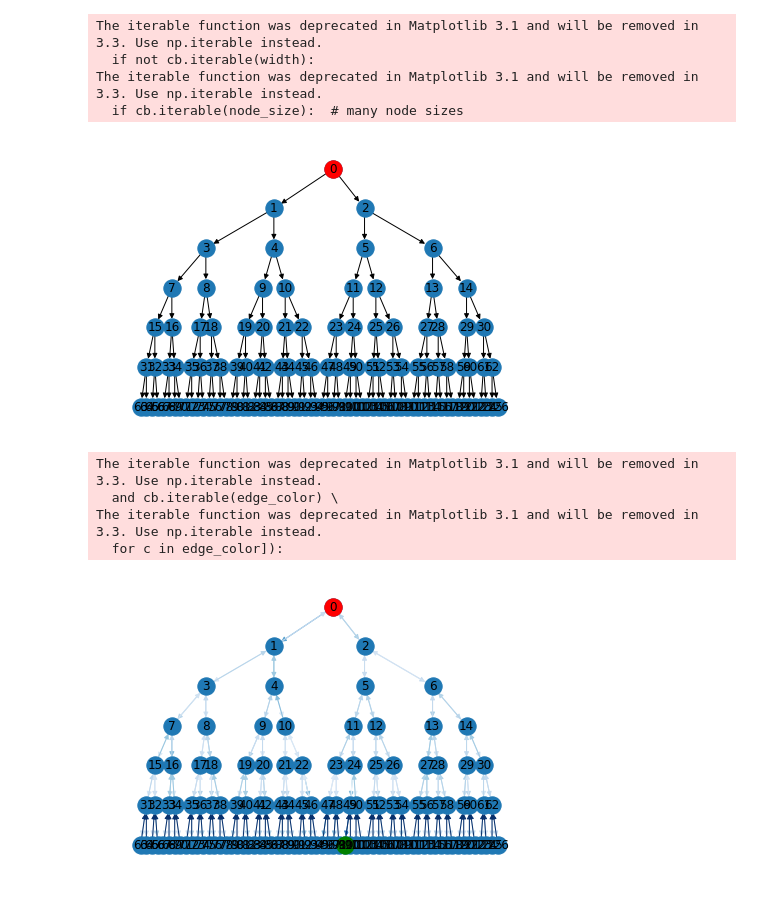
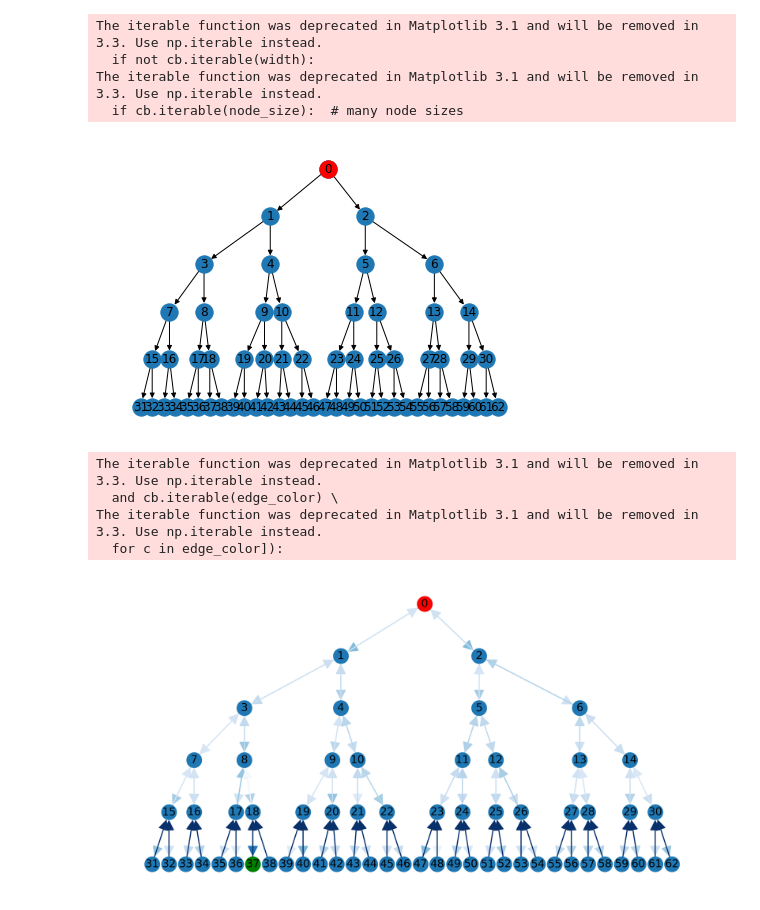
Before and after one commit to YPFoerster/pattern_walker, a Jupyter notebook: demonstrator.ipynb, the cells around one changed output. Saved outputs shown, nothing was run; the diff lists cells and outputs as text; code cells hidden in the pictures.

Commit message:
included figure sizes and printing.

```diff
--- a/demonstrator.ipynb
+++ b/demonstrator.ipynb
@@ -4,11 +4,18 @@ import utils
 import networkx as nx
 import numpy as np
 import matplotlib.pyplot as plt
+import matplotlib as mpl
 from networkx.drawing.nx_agraph import graphviz_layout
+
+font = {'family' : 'normal',
+        'weight' : 'bold',
+        'size'   : 60}
+
+mpl.rc('font', **font)
 # %%
 #Create a regular tree with set offspring factor and height above the root, with edges directed away from root.
 offspring_factor=2
-height=6
+height=5
 H=nx.generators.classic.balanced_tree(offspring_factor,height)
 root=utils.list_degree_nodes(H,offspring_factor,1)[0]
 H,_=utils.directify(H,root)
@@ -22,31 +29,39 @@ The iterable function was deprecated in Matplotlib 3.1 and will be removed in 3.
   if not cb.iterable(width):
 The iterable function was deprecated in Matplotlib 3.1 and will be removed in 3.3. Use np.iterable instead.
   if cb.iterable(node_size):  # many node sizes
-[figure, old version]
+[figure, new version]
 # %%
 #In case we want to look at metrics other than Hamming
 def metric(*args):
     return rw.hamming_dist(*args)
+# %%
+font = {'family' : 'normal',
+        'weight' : 'bold',
+        'size'   : 60}
+
+mpl.rc('font', **font)
 # %%
 #Create patternWalker based on the above tree.
 pattern_len=15 #String/pattern length
 flip_rate=5/pattern_len #Bit flipping rate for propagating patterns
 G=rw.patternWalker(H,root,pattern_len,flip_rate,metric=metric)
 G.set_weights()
 #pos=graphviz_layout(G,prog='dot') #Positions can be taken from H
 (edges,weights) = zip(*nx.get_edge_attributes(G,'weight').items())
-nx.draw(G, pos, edgelist=edges, edge_color=weights, width=1.0, edge_cmap=plt.cm.Blues)
-nx.draw_networkx_labels(H,pos)
-nx.draw_networkx_nodes(G,pos,nodelist=[root],node_color='r')
+plt.figure(figsize=(40,20))
+nx.draw(G, pos, edgelist=edges, edge_color=weights, node_size=5000,arrowsize=100,width=5.0, edge_cmap=plt.cm.Blues)
+nx.draw_networkx_labels(H,pos,font_size=50)
+nx.draw_networkx_nodes(G,pos,nodelist=[root],node_color='r',node_size=5000.)
 #Mark target node in green.
-nx.draw_networkx_nodes(G,pos,nodelist=[G.target_node],node_color='g')
+nx.draw_networkx_nodes(G,pos,nodelist=[G.target_node],node_color='g',node_size=5000)
+plt.savefig('./outputs/demonstrations/tree.png')
 plt.show()
 # %% [output]
 The iterable function was deprecated in Matplotlib 3.1 and will be removed in 3.3. Use np.iterable instead.
   and cb.iterable(edge_color) \
 The iterable function was deprecated in Matplotlib 3.1 and will be removed in 3.3. Use np.iterable instead.
   for c in edge_color]):
-[figure, old version]
+[figure, new version]
 # %%
 print('Number of duplicate strings/Number of strings:', G.num_pattern_duplicates(),'/',len(G))
 mfpts_root_leaves=utils.mfpt(G,[(root,b) for b in utils.leaves(G.hierarchy_backup)])
```
Also changed, not shown: parts of 9 cells of this notebook.
